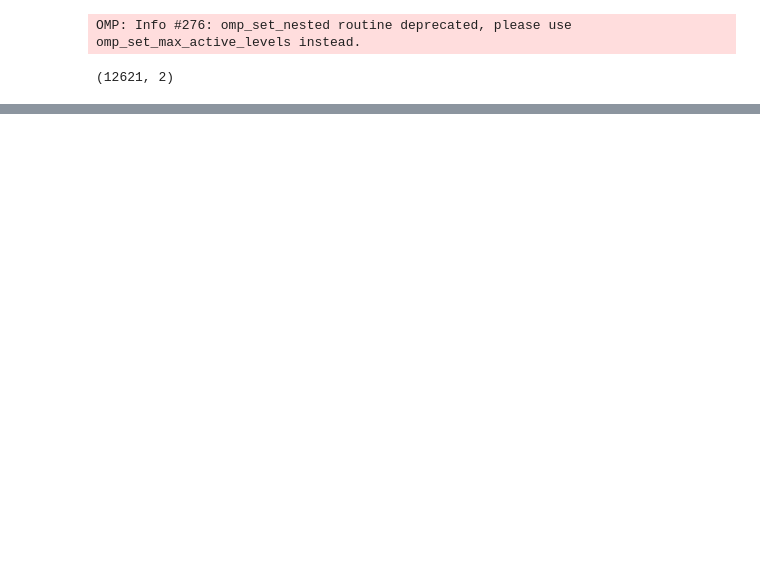
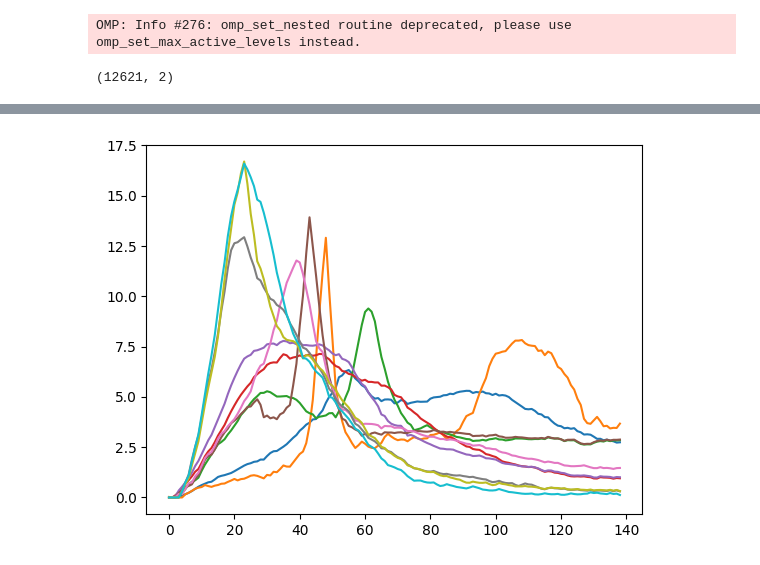
Before and after one commit to harrypenguin/Astrostatistics-Models, a Jupyter notebook: ConvAutoencoder.ipynb, the cells around one changed output, grey strips where cells are left out. Drawn from its saved outputs; the diff is of its cells as text; code cells hidden in the pictures; blank space fills up the shorter version.

```diff
--- a/ConvAutoencoder.ipynb
+++ b/ConvAutoencoder.ipynb
@@ -323,0 +330,5 @@ plt.show()
+# %%
+for i in range(0, 10):
+    latent_params = get_ah_from_umap(i,10, embedding, latent_space) # Extracting SFH parameters from UMAP space to see interesting structures!
+# %% [output]
+[figure, added]
```
Also changed, not shown: parts of 14 cells of this notebook, 6 other files.
